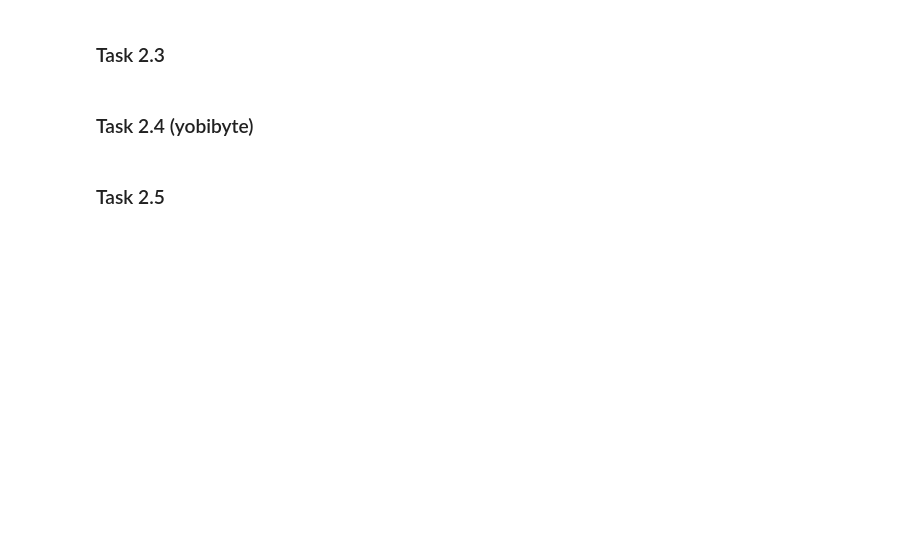
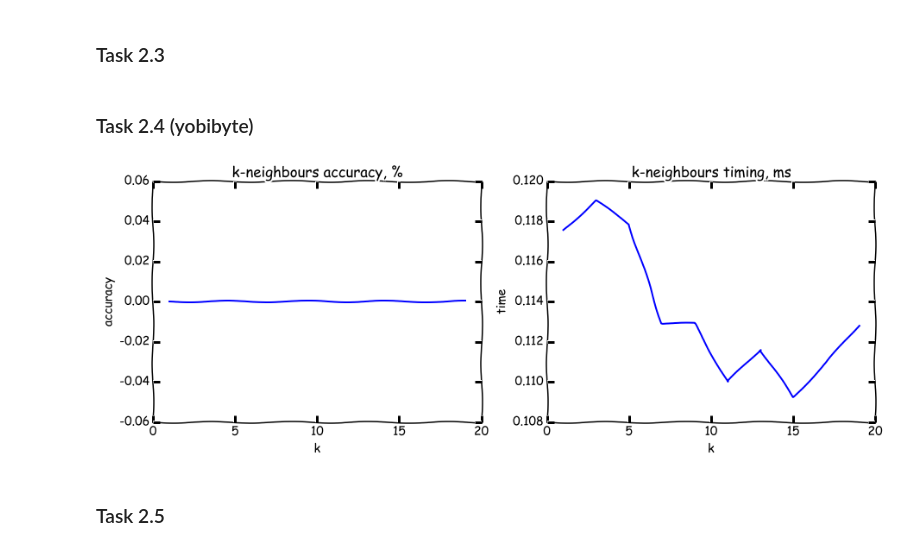
Before and after one commit to liyakun/Pattern-Recognition, a Jupyter notebook: SecondProject/src2.ipynb, the cells around one changed output. Drawn from its saved outputs; the diff is of its cells as text; code cells hidden in the pictures; blank space fills up the shorter version.

```diff
--- a/SecondProject/src2.ipynb
+++ b/SecondProject/src2.ipynb
@@ -123,34 +119,36 @@ for k in n:
     st_t = time()
     curr_pred = []
     for p in Xt:
         dist = [np.abs(np.linalg.norm(tr-p)) for tr in Xtr]
         neighbours = np.argsort(dist)[:k]
         n_vals = ytr[neighbours]
         #hey! will be strange for even k's
         pred = 1.0 if sum(n_vals) > 0 else -1.0
         curr_pred.append(pred)
     timing.append(time()-st_t)
     preds.append(curr_pred)
 
 acc = []
 for p in preds:
-    corr = [i==j for i,j in zip(yt,p)]
+    corr = [int(i)==int(j) for i,j in zip(yt,p)]
     corr = sum(corr)/len(corr)
     acc.append(corr)
 
 fig,axes = subplots(ncols=2, figsize=(15,5))
 ax = axes[0]
 ax2 = axes[1]
 
 ax.set_title('k-neighbours accuracy, %')
 ax.set_xlabel('k')
 ax.set_ylabel('accuracy')
 ax.plot(n, acc);
 
 ax2.set_title('k-neighbours timing, ms')
 ax2.set_xlabel('k')
 ax2.set_ylabel('time')
 ax2.plot(n, timing);
+# %% [output]
+[figure, added]
 # %% [markdown]
 ### Task 2.5
 # %%
```
Also changed, not shown: parts of 3 cells of this notebook.
